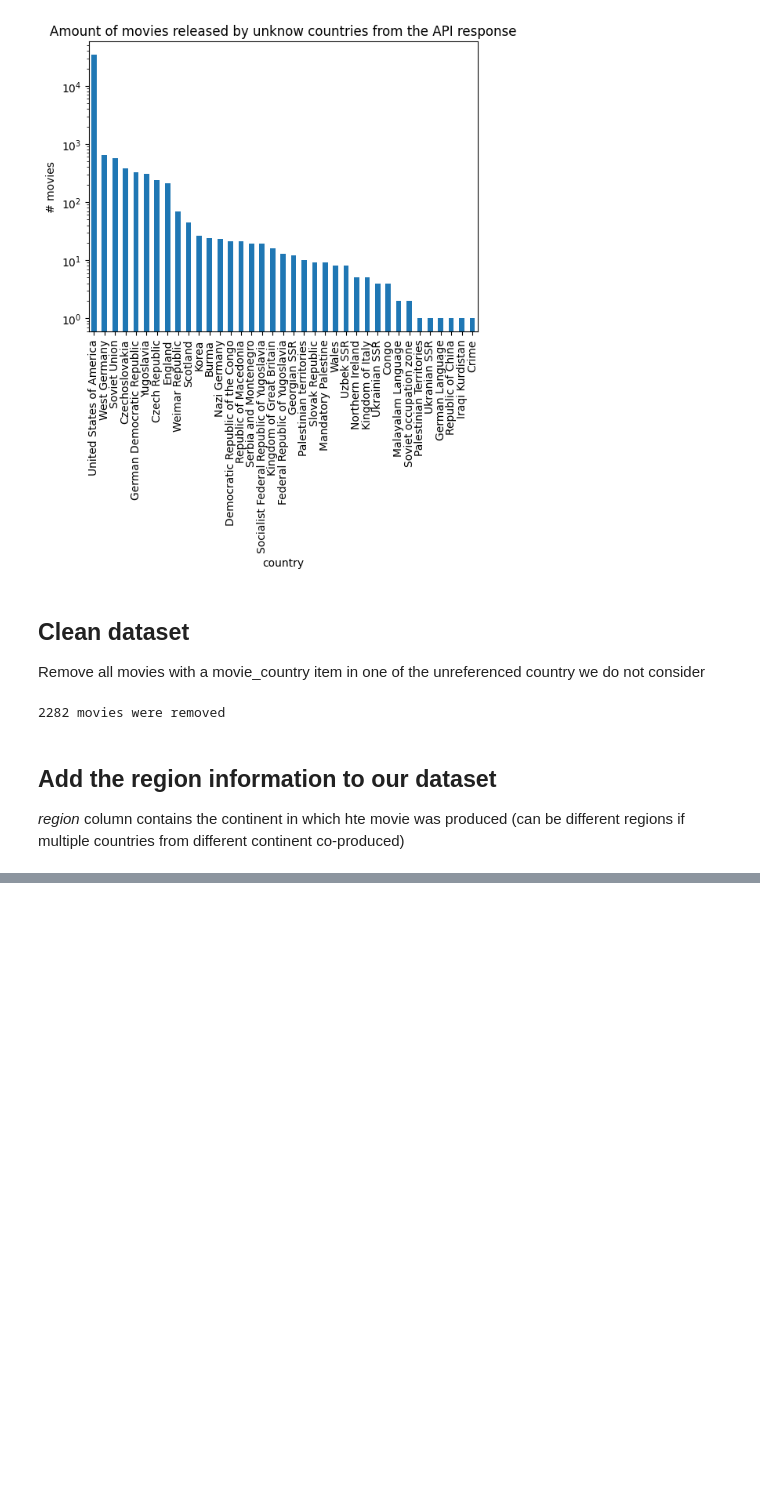
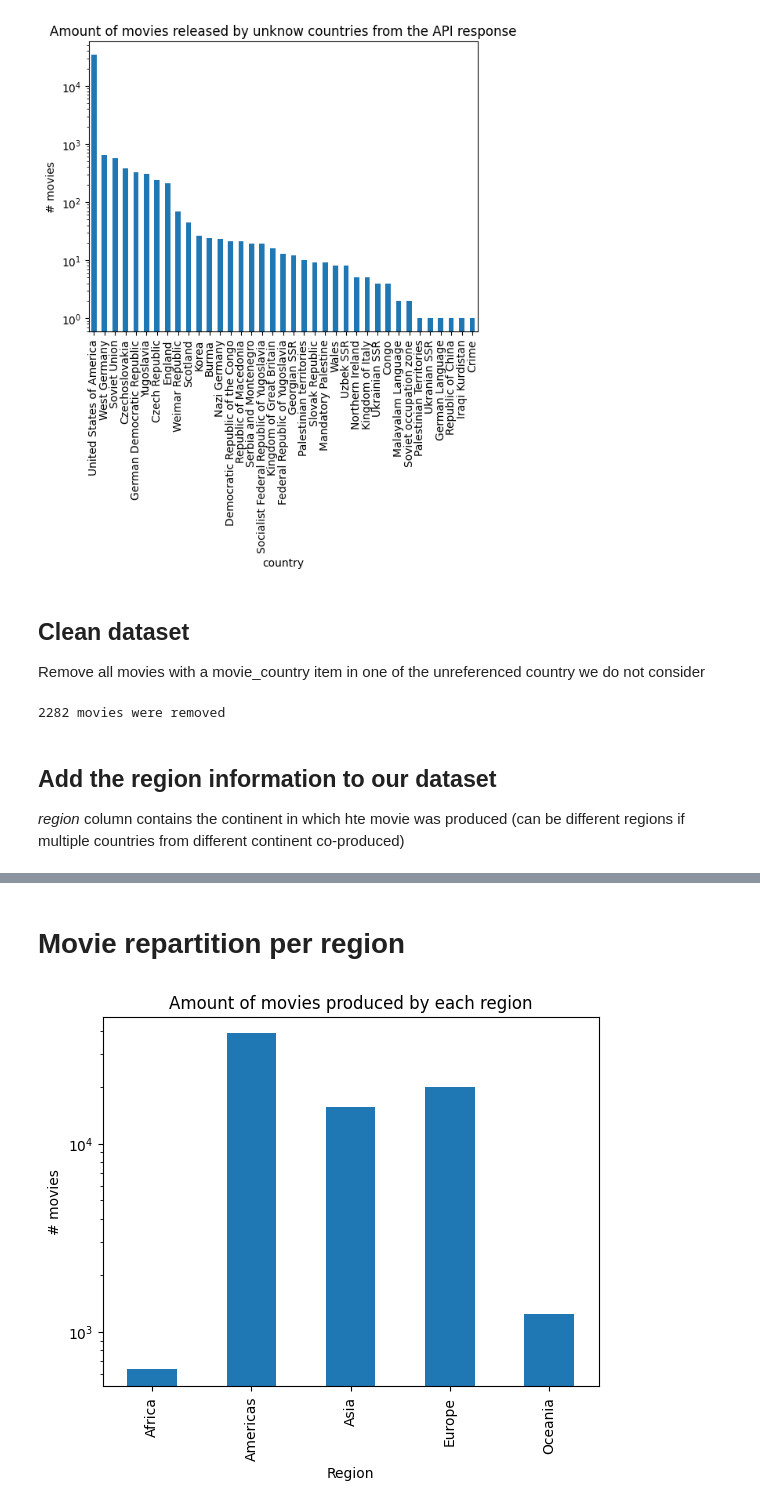
Before and after one commit to epfl-ada/ada-2022-project-armada, a Jupyter notebook: Maxime.ipynb, the cells around one changed output, grey strips where cells are left out. Saved outputs shown, nothing was run; the diff lists cells and outputs as text; code cells hidden in the pictures; blank space fills up the shorter version.

```diff
--- a/Maxime.ipynb
+++ b/Maxime.ipynb
@@ -151,6 +143,6 @@ def get_region(country_lst):
     #remove duplicates
     return list(set(output))
 
-df_movie["region"] = df_movie["movie_countries"].apply(lambda x: get_region(x))
+df_movie["region"] = df_movie.loc[:, ("movie_countries")].apply(lambda x: get_region(x))
 df_movie
 # %% [output]
@@ -174,0 +162,12 @@ See the caveats in the documentation: https://pandas.pydata.org/pandas-docs/stab
+# %% [markdown]
+# Movie repartition per region
+# %%
+df_movie_region = df_movie["region"].explode()
+df_movie_region = df_movie_region.groupby(df_movie_region).size()
+ax = df_movie_region.plot.bar()
+ax.set_yscale("log")
+ax.set_xlabel("Region")
+ax.set_ylabel("# movies")
+ax.set_title("Amount of movies produced by each region");
+# %% [output]
+[figure, added]
```
Also changed, not shown: parts of 2 cells of this notebook.
